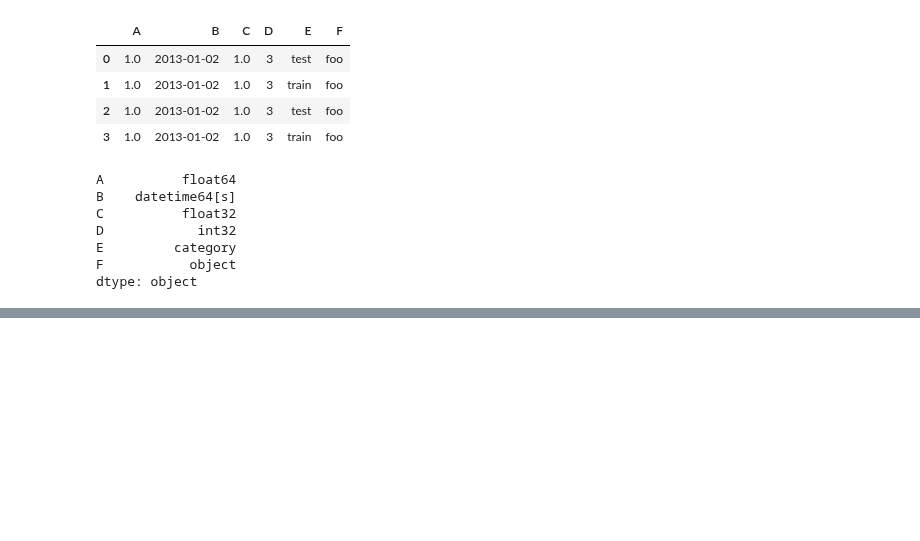
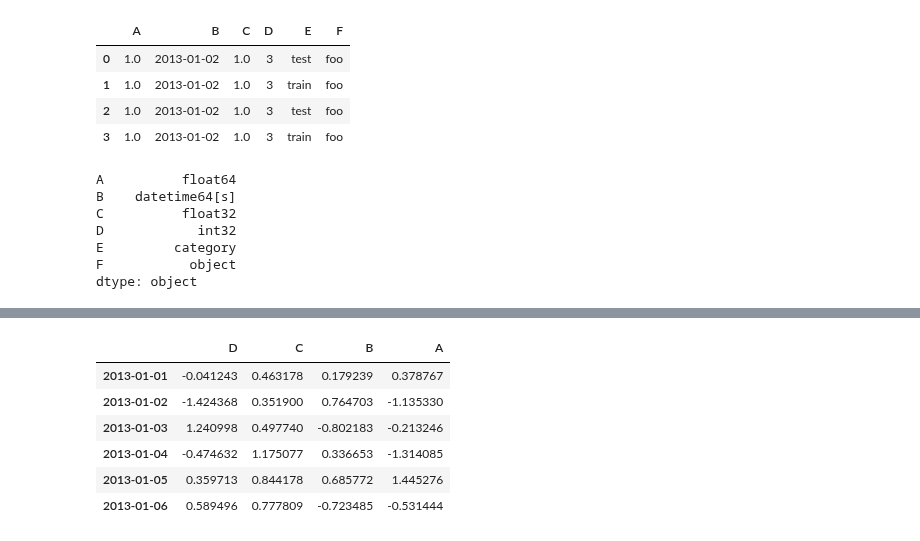
Before and after one commit to dnlmkhlv/ml, a Jupyter notebook: pandas/pandas_tutorial.ipynb, the cells around one changed output, grey strips where cells are left out. Saved outputs shown, nothing was run; the diff lists cells and outputs as text; code cells hidden in the pictures; blank space fills up the shorter version.

```diff
--- a/pandas/pandas_tutorial.ipynb
+++ b/pandas/pandas_tutorial.ipynb
@@ -135,0 +220,10 @@ dtype: object
+# %%
+df.sort_index(axis=1, ascending=False)
+# %% [output]
+|  | D | C | B | A |
+| 2013-01-01 | -0.041243 | 0.463178 | 0.179239 | 0.378767 |
+| 2013-01-02 | -1.424368 | 0.351900 | 0.764703 | -1.135330 |
+| 2013-01-03 | 1.240998 | 0.497740 | -0.802183 | -0.213246 |
+| 2013-01-04 | -0.474632 | 1.175077 | 0.336653 | -1.314085 |
+| 2013-01-05 | 0.359713 | 0.844178 | 0.685772 | 1.445276 |
+| 2013-01-06 | 0.589496 | 0.777809 | -0.723485 | -0.531444 |
```
Also changed, not shown: parts of 12 cells of this notebook.
